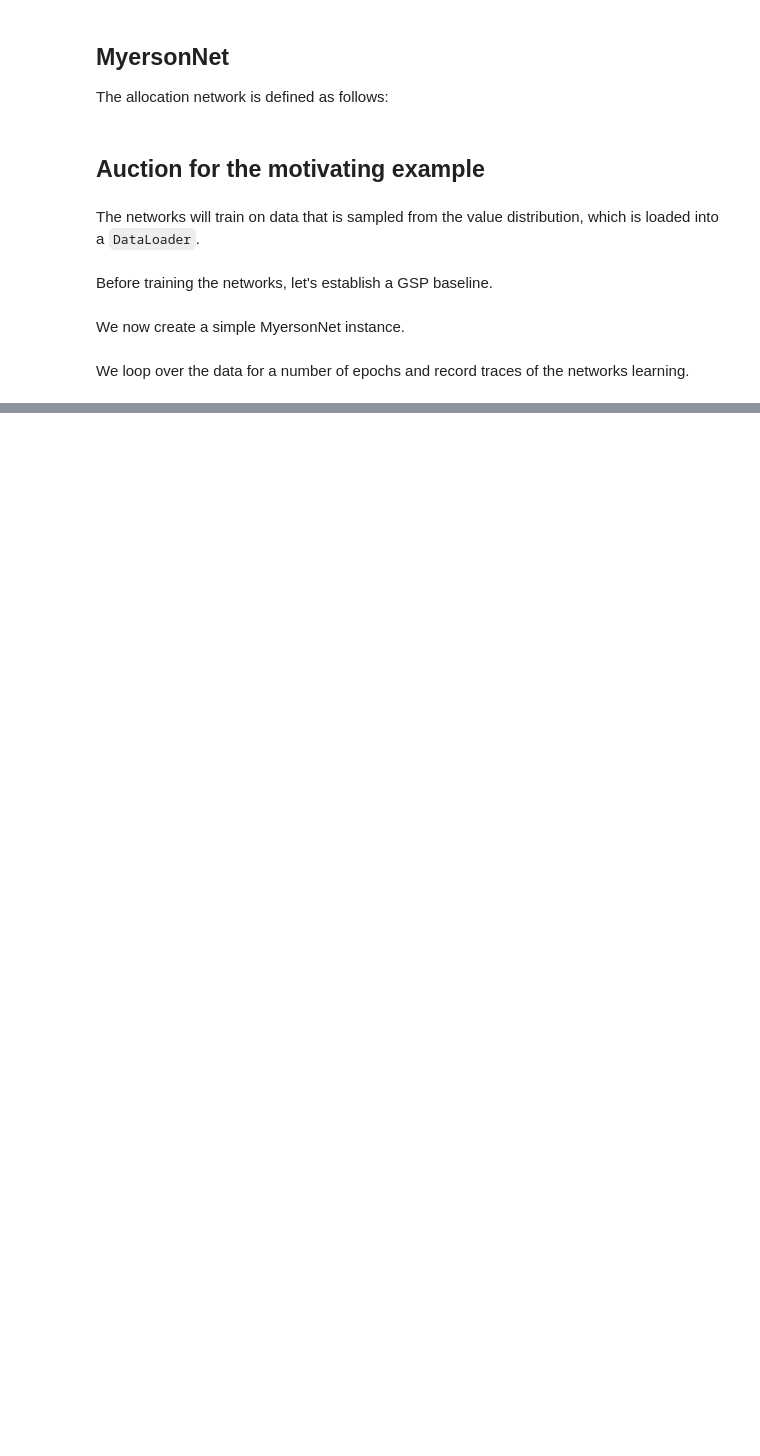
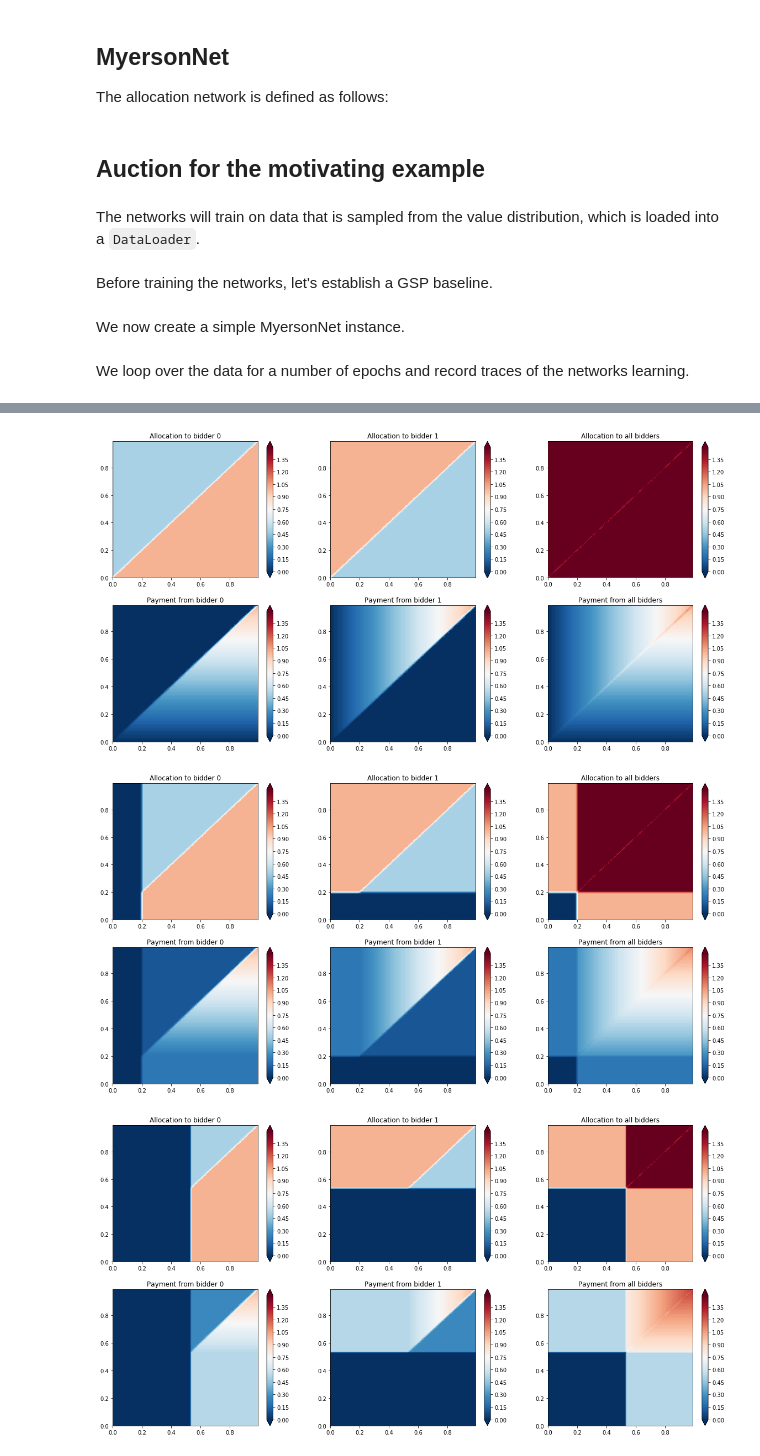
Before and after one commit to OdetteRoest/learning-auctions, a Jupyter notebook: learning-virtual-values.ipynb, the cells around one changed output, grey strips where cells are left out. Saved outputs shown, nothing was run; the diff lists cells and outputs as text; code cells hidden in the pictures; blank space fills up the shorter version.

```diff
--- a/learning-virtual-values.ipynb
+++ b/learning-virtual-values.ipynb
@@ -257,9 +63,3 @@ def create_gsp_mechanism():
 ## MyersonNet
 
 The allocation network is defined as follows:
-# %%
-def create_myerson_net(bidders, signal_count, hidden_features=20, linear_functions=3, groups=3):
-    return SequentialSlotMechanismNet(
-        [create_spa_mechanism() for _ in range(len(slot_weights))],
-        slot_weights,
-        Monotonic(bidders, signal_count, hidden_features, linear_functions, groups))
@@ -268,17 +78,24 @@ def create_myerson_net(bidders, signal_count, hidden_features=20, linear_functio
 # %% [markdown]
 The networks will train on data that is sampled from the value distribution, which is loaded into a `DataLoader`.
 # %%
-sample_size = 2**11
-batch_size = 2**8
-epochs = 2000
+import torch.utils.data as data_utils
+
+epochs = 500
+sample_size = 2**15
+batch_size = 2**12
 
 indepedent_components = torch.rand(sample_size, bidders)
 common_components = torch.rand(sample_size, 1)
-values = indepedent_components * common_components
+inputs = indepedent_components * common_components
+inputs_with_common = torch.cat([indepedent_components * common_components, common_components], dim=1)
 
-values_and_signals_loader=data_utils.DataLoader(
-    data_utils.TensorDataset(values, common_components),
+inputs_loader=data_utils.DataLoader(
+    data_utils.TensorDataset(inputs),
     batch_size=batch_size)
+
+inputs_with_common_loader=data_utils.DataLoader(
+    data_utils.TensorDataset(inputs_with_common),
+    batch_size=batch_size)
 # %% [markdown]
 Before training the networks, let's establish a GSP baseline.
 # %%
@@ -303,0 +198,8 @@ ax.legend();
+# %%
+plot_mechanism(gsp,common=1)
+plot_mechanism(myerson_net,common=1)
+plot_mechanism(myerson_net_with_common,common=1)
+# %% [output]
+[figure, added]
+[figure, added]
+[figure, added]
```
Also changed, not shown: parts of 30 cells of this notebook, 3 other files.
